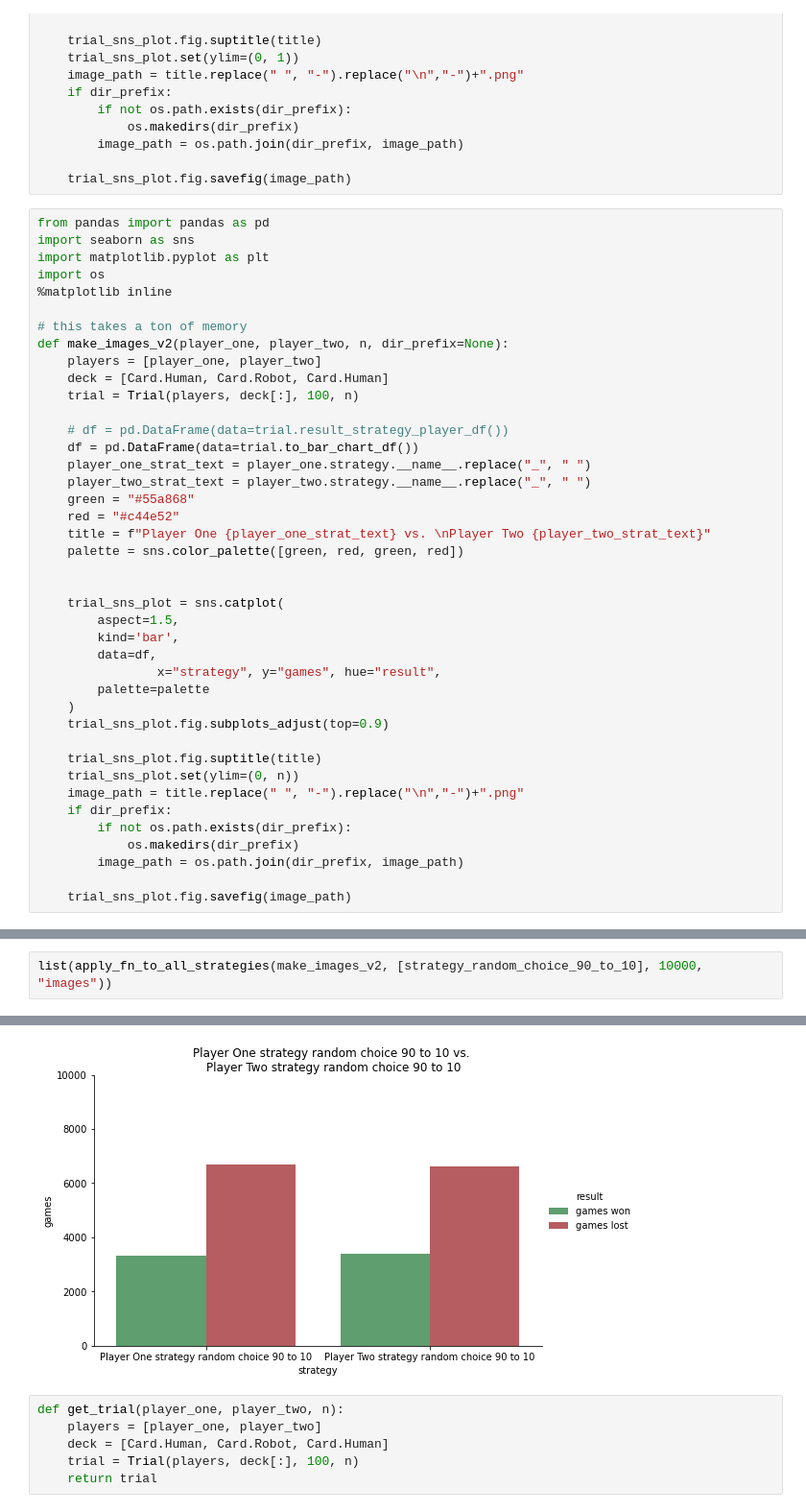
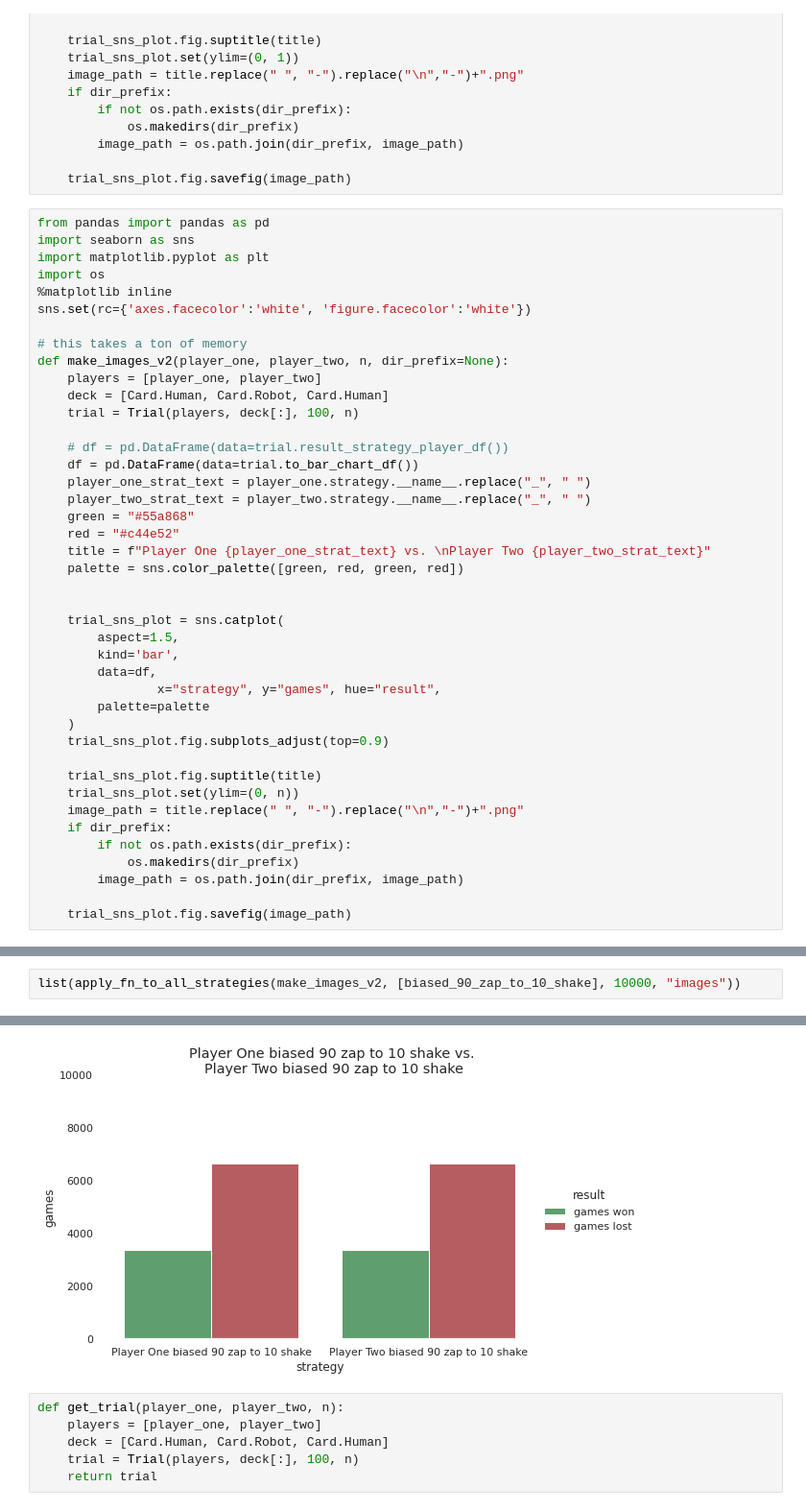
Before and after one commit to brevdev/AreYouARobot, a Jupyter notebook: work/ayar.ipynb, the cells around one changed output, grey strips where cells are left out. Shown at 96% size. Cells and saved outputs as stored; diff of their text form.

```diff
--- a/work/ayar.ipynb
+++ b/work/ayar.ipynb
@@ -1332,6 +1334,7 @@ import seaborn as sns
 import matplotlib.pyplot as plt
 import os
 %matplotlib inline
+sns.set(rc={'axes.facecolor':'white', 'figure.facecolor':'white'})
 
 # this takes a ton of memory
 def make_images_v2(player_one, player_two, n, dir_prefix=None):
@@ -1380,8 +1383,8 @@ list(apply_fn_to_all_strategies(make_images_v2, basic_strats, 10000, "images"))
 # %%
-list(apply_fn_to_all_strategies(make_images_v2, [strategy_random_choice_90_to_10], 10000, "images"))
+list(apply_fn_to_all_strategies(make_images_v2, [biased_90_zap_to_10_shake], 10000, "images"))
 # %% [output]
 [None]
-[figure, old version]
+[figure, new version]
 # %%
 def get_trial(player_one, player_two, n):
     players = [player_one, player_two]
```
Also changed, not shown: parts of 8 cells of this notebook, 2 other files.
